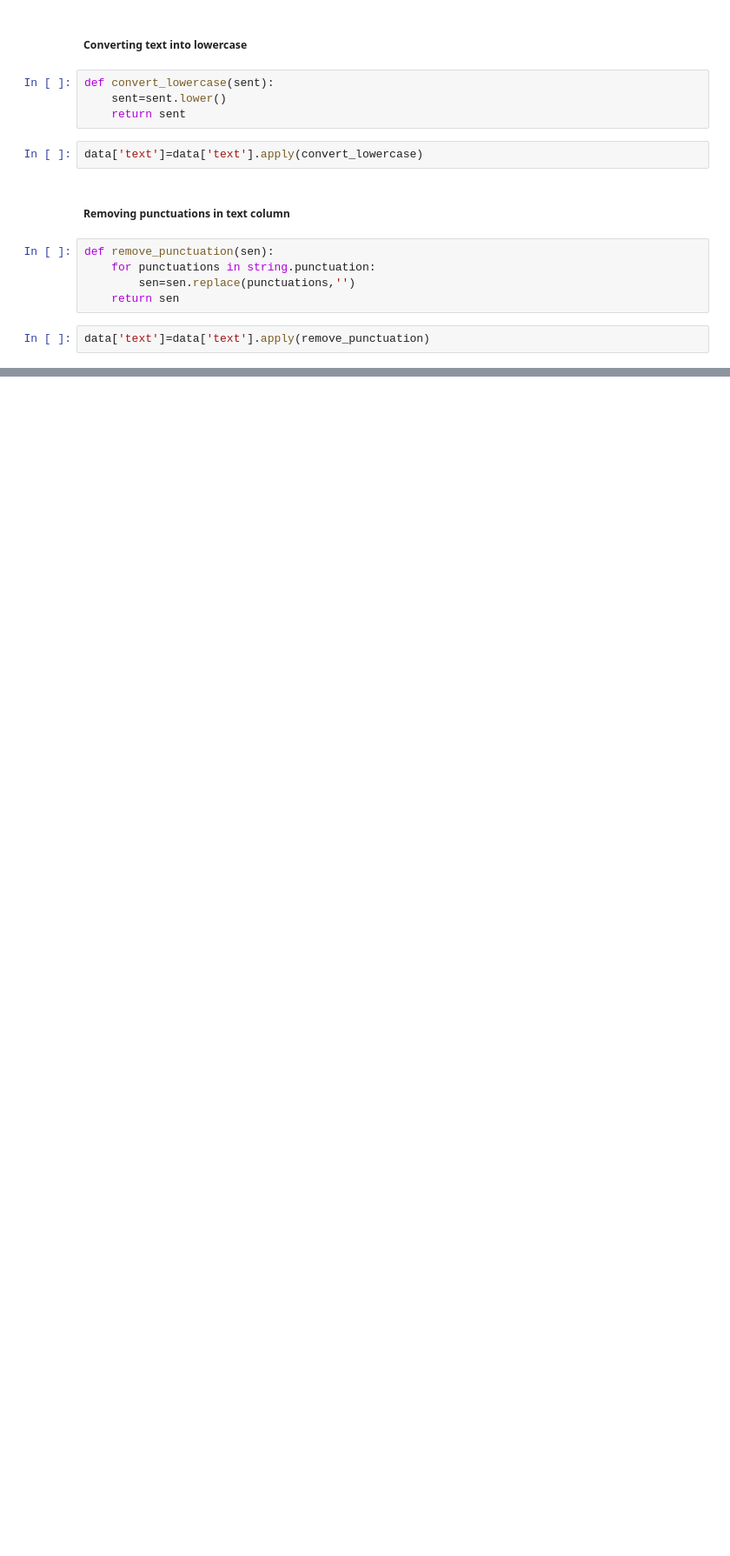
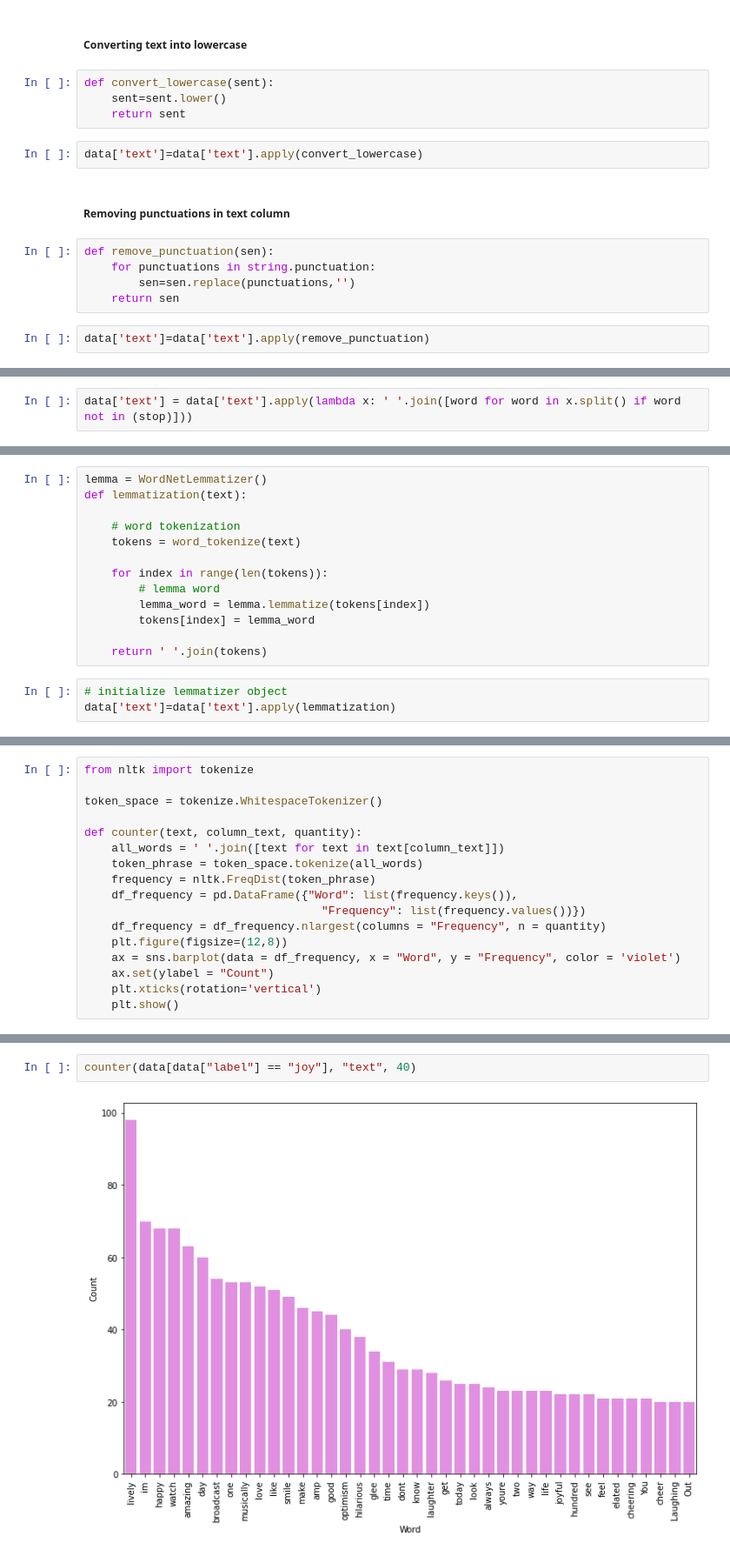
Before and after one commit to omprakashselvaraj/SentimentalAnalysis, a Jupyter notebook: Notebook.ipynb, the cells around one changed output, grey strips where cells are left out. Shown at 87% size. Saved outputs shown, nothing was run; the diff lists cells and outputs as text; blank space fills up the shorter version.

```diff
--- a/Notebook.ipynb
+++ b/Notebook.ipynb
@@ -109,0 +251,2 @@ data['text']=data['text'].apply(remove_punctuation)
+# %%
+data['text'] = data['text'].apply(lambda x: ' '.join([word for word in x.split() if word not in (stop)]))
@@ -109,0 +255,16 @@ data['text']=data['text'].apply(remove_punctuation)
+# %%
+lemma = WordNetLemmatizer()
+def lemmatization(text):
+
+    # word tokenization
+    tokens = word_tokenize(text)
+
+    for index in range(len(tokens)):
+        # lemma word
+        lemma_word = lemma.lemmatize(tokens[index])
+        tokens[index] = lemma_word
+
+    return ' '.join(tokens)
+# %%
+# initialize lemmatizer object
+data['text']=data['text'].apply(lemmatization)
@@ -109,0 +273,17 @@ data['text']=data['text'].apply(remove_punctuation)
+# %%
+from nltk import tokenize
+
+token_space = tokenize.WhitespaceTokenizer()
+
+def counter(text, column_text, quantity):
+    all_words = ' '.join([text for text in text[column_text]])
+    token_phrase = token_space.tokenize(all_words)
+    frequency = nltk.FreqDist(token_phrase)
+    df_frequency = pd.DataFrame({"Word": list(frequency.keys()),
+                                   "Frequency": list(frequency.values())})
+    df_frequency = df_frequency.nlargest(columns = "Frequency", n = quantity)
+    plt.figure(figsize=(12,8))
+    ax = sns.barplot(data = df_frequency, x = "Word", y = "Frequency", color = 'violet')
+    ax.set(ylabel = "Count")
+    plt.xticks(rotation='vertical')
+    plt.show()
@@ -109,0 +292,4 @@ data['text']=data['text'].apply(remove_punctuation)
+# %%
+counter(data[data["label"] == "joy"], "text", 40)
+# %% [output]
+[figure, added]
```
Also changed, not shown: parts of 67 cells of this notebook.
